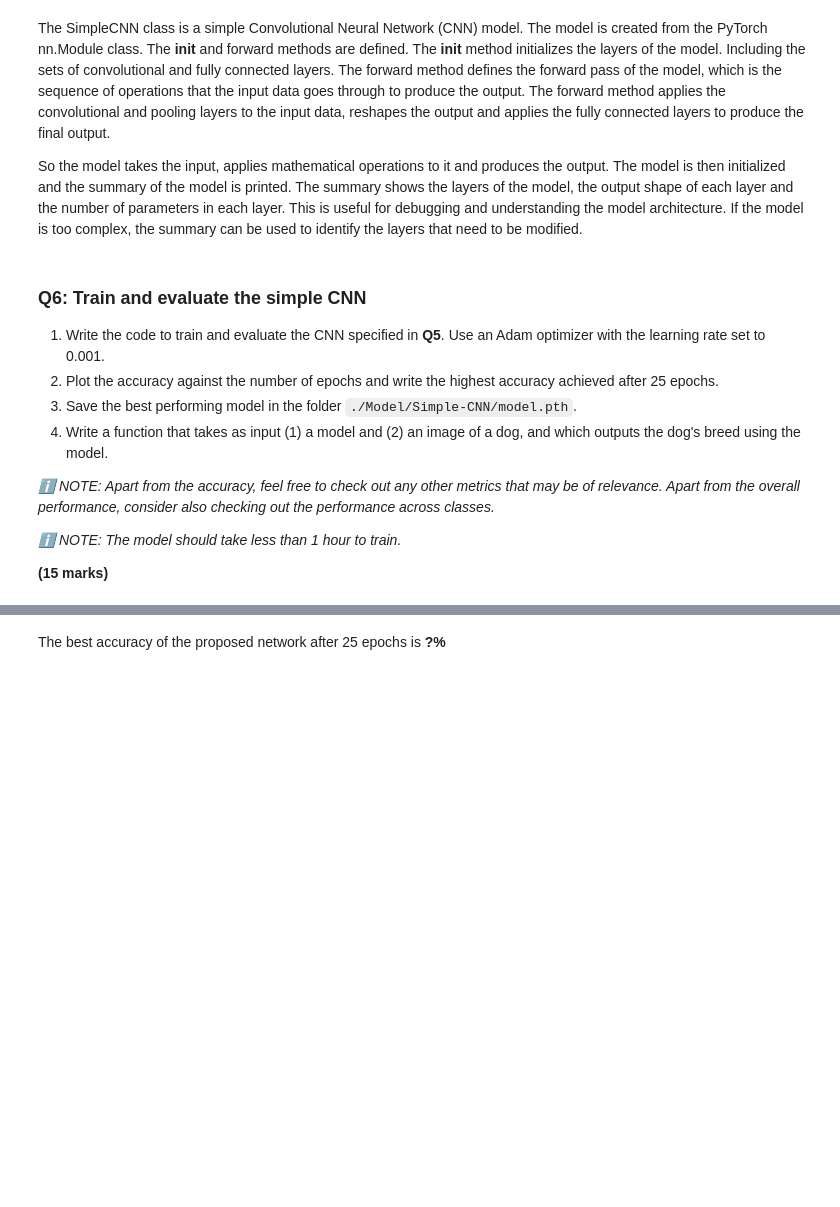
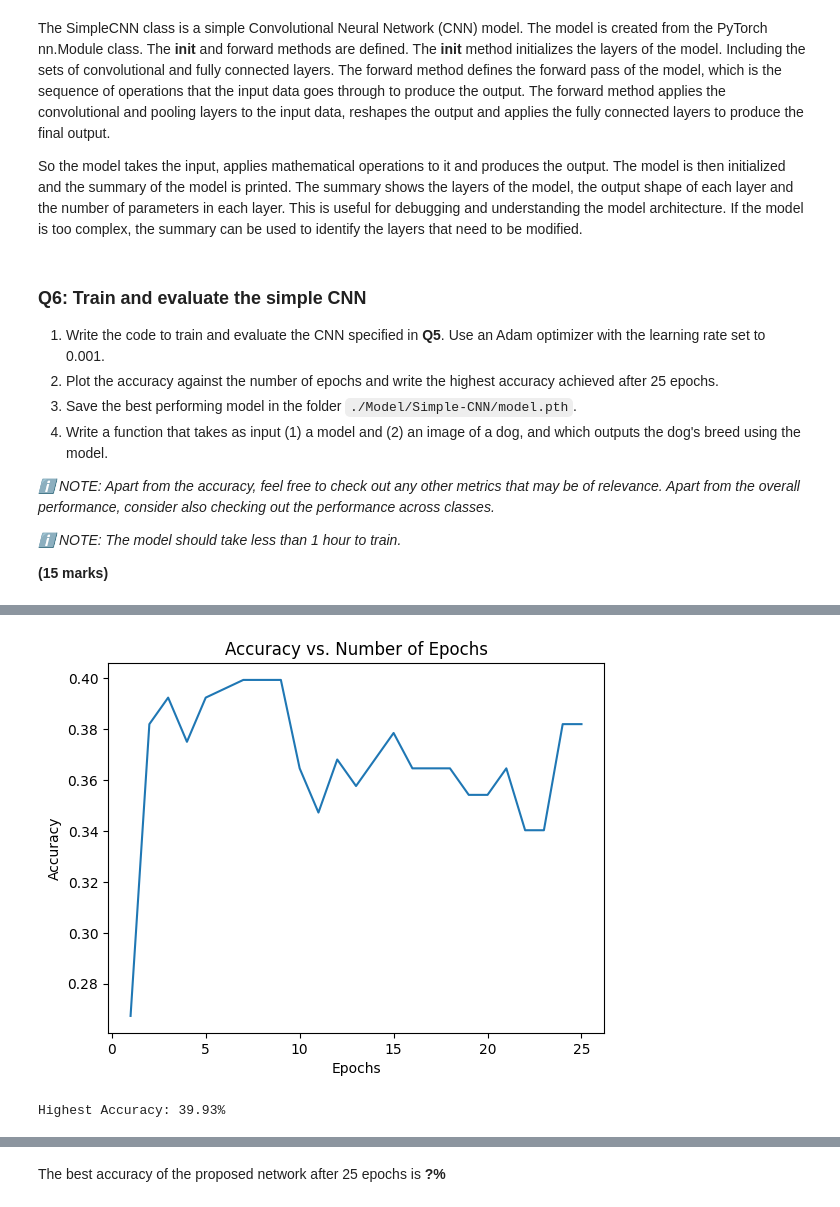
Before and after one commit to GrahamPellegrini/Dog-Breed-Classification, a Jupyter notebook: Assignment/assignment.ipynb, the cells around one changed output, grey strips where cells are left out. Drawn from its saved outputs; the diff is of its cells as text; code cells hidden in the pictures; blank space fills up the shorter version.

Commit message:
SimpleCNN working with 40%

```diff
--- a/Assignment/assignment.ipynb
+++ b/Assignment/assignment.ipynb
@@ -87,11 +90,11 @@ from tqdm.auto import tqdm
 # Check and print GPU information if available
 if torch.cuda.is_available():
     print(f"Using GPU: {torch.cuda.get_device_name(0)}")
+    device = torch.device("cuda")
 else:
     print("No GPU available, using CPU")
+    device = torch.device("cpu")
 
-# Set device (either 'cuda' or 'cpu')
-device = torch.device("cuda" if torch.cuda.is_available() else "cpu")
 print(f"Device set to: {device}")
 # %% [output]
 Using GPU: NVIDIA GeForce RTX 3060
@@ -536,16 +531,12 @@ So the model takes the input, applies mathematical operations to it and produces
 
 **(15 marks)**
 # %%
-# Send the defined network model to the device
-model = model.to(device)
 
 # Define the loss function (Cross-Entropy Loss)
 criterion = nn.CrossEntropyLoss()
-# Note: We use Cross-Entropy Loss since it is a classification problem and handles the softmax activation function and the NLL loss
 
 # Define the optimizer (Adam, learning rate 0.001)
 optimizer = optim.Adam(model.parameters(), lr=0.001)
-
 
 # Define the number of epochs
 num_epochs = 25
@@ -553,72 +544,58 @@ num_epochs = 25
 # Initialize an accuracy list to store the accuracies at each epoch
 accuracy_list = []
 
+# Initialize the best accuracy
+best_accuracy = 0.0
+
 # Training loop with progress bar
 for epoch in tqdm(range(num_epochs), desc="Training Progress"):
     ## Training ##
-
-    # Set the model to training mode
     model.train()
-    # Initialize the running loss
     running_loss = 0.0
 
-    # Iterate over the training data
     for images, labels in train_loader:
-
-        # Send the images and labels to the device
         images, labels = images.to(device), labels.to(device)
-
-        # Zero the parameter gradients
         optimizer.zero_grad()
-
-        # Forward pass
         outputs = model(images)
-        # Calculate the loss
         loss = criterion(outputs, labels)
-
-        # Backward pass
         loss.backward()
-        # Optimize the weights
         optimizer.step()
-
-        # Add the loss to the running loss
         running_loss += loss.item()
 
-
-    # Average the loss over the training set
     epoch_loss = running_loss / len(train_loader)
-
-    # Print epoch loss
     print(f"Epoch [{epoch + 1}/{num_epochs}], Loss: {epoch_loss:.4f}")
 
     ## Evaluation ##
-    # Set the model to evaluation mode
     model.eval()
-    # Initialize the number of correct predictions
     correct = 0
-    # Initialize the total number of predictions
     total = 0
 
-
-    # Iterate over the test data
     with torch.no_grad():
-        for images, labels in test_loader:
-            # Send the images and labels to the device
+        for images, labels in val_loader:
             images, labels = images.to(device), labels.to(device)
-
-            # Forward pass
             outputs = model(images)
-            # Get the predicted labels
             _, predicted = torch.max(outputs.data, 1)
-            # Add the number of correct predictions
             correct += (predicted == labels).sum().item()
-            # Add the total number of predictions
             total += labels.size(0)
-
 
     accuracy = correct / total
     accuracy_list.append(accuracy)
 
-    # Print epoch loss and accuracy
+    # Save the best model
+    if accuracy > best_accuracy:
+        best_accuracy = accuracy
+        os.makedirs('./Model/Simple-CNN', exist_ok=True)
+        torch.save(model.state_dict(), './Model/Simple-CNN/model.pth')
+
     print(f"Epoch [{epoch + 1}/{num_epochs}], Loss: {epoch_loss:.4f}, Accuracy: {100 * accuracy:.2f}%")
+
+# Plot the accuracy against the number of epochs
+plt.plot(range(1, num_epochs + 1), accuracy_list)
+plt.xlabel('Epochs')
+plt.ylabel('Accuracy')
+plt.title('Accuracy vs. Number of Epochs')
+plt.show()
+
+# Print the highest accuracy achieved
+print(f"Highest Accuracy: {100 * best_accuracy:.2f}%")
 # %% [output]
@@ -626,0 +619,2 @@ Epoch [1/25], Loss: 4.7885, Accuracy: 1.23%
+[figure, added]
+Highest Accuracy: 39.93%
```
Also changed, not shown: parts of 14 cells of this notebook, 10 other files.
